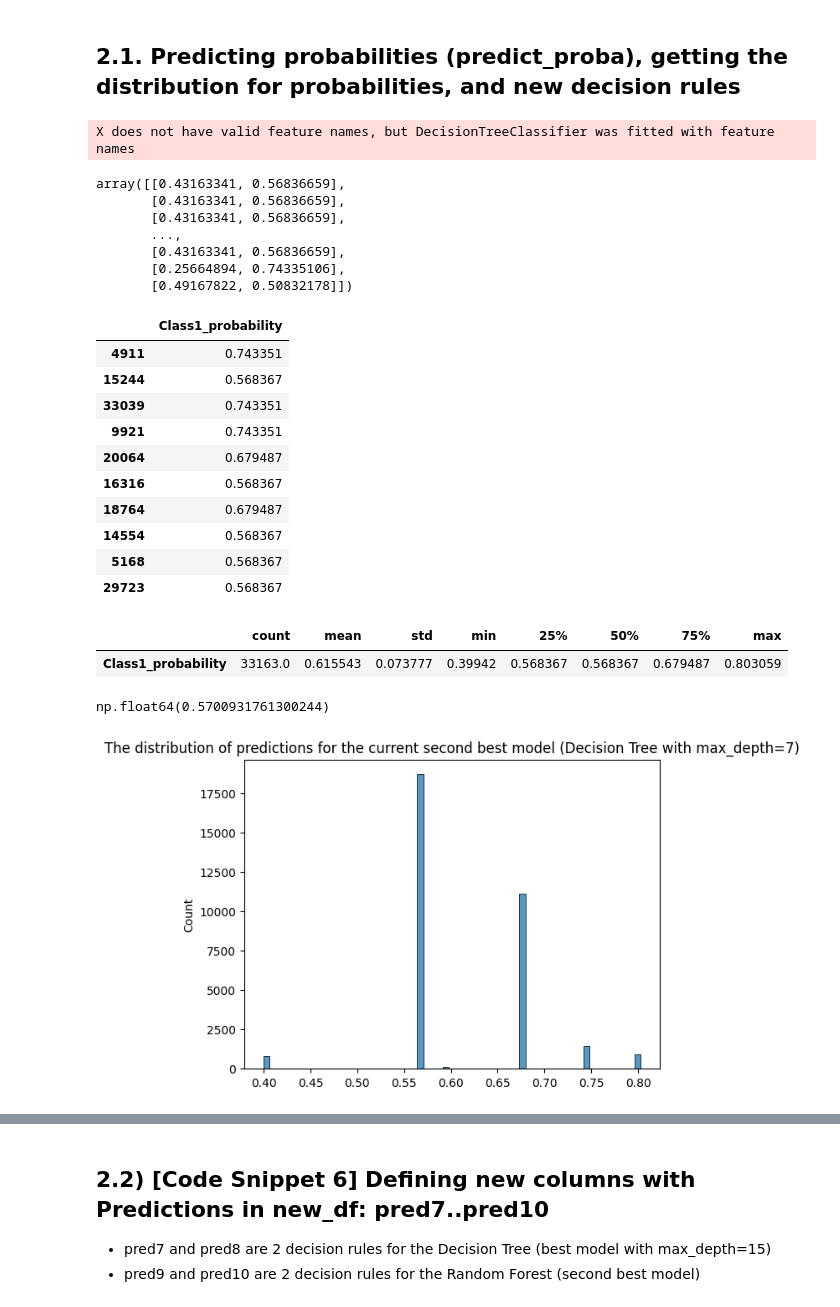
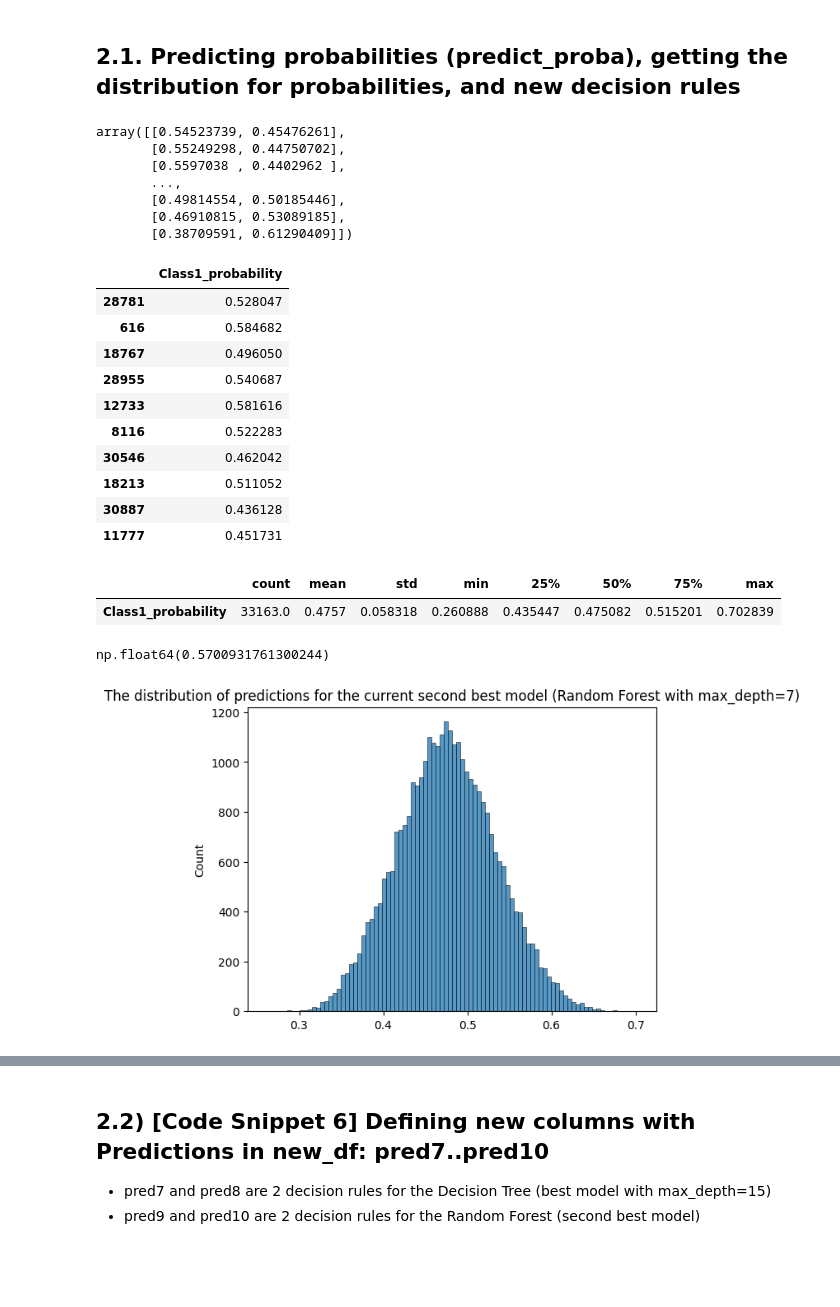
Before and after one commit to Jaguar838/stock-markets-analytics-zoomcamp, a Jupyter notebook: cohorts /2026/hw4q2.ipynb, the cells around one changed output, grey strips where cells are left out. Saved outputs shown, nothing was run; the diff lists cells and outputs as text; code cells hidden in the pictures; blank space fills up the shorter version.

```diff
--- a/cohorts /2026/hw4q2.ipynb
+++ b/cohorts /2026/hw4q2.ipynb
@@ -1127,9 +1095,0 @@ from sklearn.linear_model import LogisticRegression
-# %%
-# Large feature magnitudes can cause convergence issues. If you haven’t already, scale your data:
-
-from sklearn.preprocessing import StandardScaler
-
-scaler = StandardScaler()
-X_train_valid = scaler.fit_transform(X_train_valid)
-X_valid = scaler.transform(X_valid)
-X_test = scaler.transform(X_test)
@@ -1606,24 +1475,22 @@ plt.show()
 ## 2.1. Predicting probabilities (predict_proba), getting the distribution for probabilities, and new decision rules
 # %%
 # predicting probability instead of a label
-y_pred_test = clf_best.predict_proba(X_test)
+# y_pred_test = clf_best.predict_proba(X_test)
 
-# y_pred_test = rf_best.predict_proba(X_test)
+y_pred_test = rf_best.predict_proba(X_test)
 
 y_pred_test_class1 = [k[1] for k in y_pred_test] # k[1] is the second element in the list of Class predictions
-# %% [output]
-X does not have valid feature names, but DecisionTreeClassifier was fitted with feature names
 # %%
 # example prediction
 y_pred_test
 # %% [output]
-array([[0.43163341, 0.56836659],
-       [0.43163341, 0.56836659],
-       [0.43163341, 0.56836659],
+array([[0.54523739, 0.45476261],
+       [0.55249298, 0.44750702],
+       [0.5597038 , 0.4402962 ],
        ...,
-       [0.43163341, 0.56836659],
-       [0.25664894, 0.74335106],
-       [0.49167822, 0.50832178]])
+       [0.49814554, 0.50185446],
+       [0.46910815, 0.53089185],
+       [0.38709591, 0.61290409]])
 # %%
 y_pred_test_class1_df = pd.DataFrame(y_pred_test_class1, columns=['Class1_probability'])
 
@@ -1631,22 +1498,22 @@ y_pred_test_class1_df = pd.DataFrame(y_pred_test_class1, columns=['Class1_probab
 y_pred_test_class1_df.sample(10)
 # %% [output]
 |  | Class1_probability |
-| 4911 | 0.743351 |
-| 15244 | 0.568367 |
-| 33039 | 0.743351 |
-| 9921 | 0.743351 |
-| 20064 | 0.679487 |
-| 16316 | 0.568367 |
-| 18764 | 0.679487 |
-| 14554 | 0.568367 |
-| 5168 | 0.568367 |
-| 29723 | 0.568367 |
+| 28781 | 0.528047 |
+| 616 | 0.584682 |
+| 18767 | 0.496050 |
+| 28955 | 0.540687 |
+| 12733 | 0.581616 |
+| 8116 | 0.522283 |
+| 30546 | 0.462042 |
+| 18213 | 0.511052 |
+| 30887 | 0.436128 |
+| 11777 | 0.451731 |
 # %%
 # Mean prediction is 0.61, median is 0.56, 75% quantile is 0.67
 y_pred_test_class1_df.describe().T
 # %% [output]
 |  | count | mean | std | min | 25% | 50% | 75% | max |
-| Class1_probability | 33163.0 | 0.615543 | 0.073777 | 0.39942 | 0.568367 | 0.568367 | 0.679487 | 0.803059 |
+| Class1_probability | 33163.0 | 0.4757 | 0.058318 | 0.260888 | 0.435447 | 0.475082 | 0.515201 | 0.702839 |
 # %%
 # Unconditional probability of a positive growth is 57%
 y_test.sum()/y_test.count()
@@ -1655,13 +1522,13 @@ np.float64(0.5700931761300244)
 # %%
 sns.histplot(y_pred_test_class1)
 
 # Add a title
-plt.title(f'The distribution of predictions for the current second best model (Decision Tree with max_depth={clf_best.get_depth()})')
+plt.title(f'The distribution of predictions for the current second best model (Random Forest with max_depth={clf_best.get_depth()})')
 
 # Show the plot
 plt.show()
 # %% [output]
-[figure, old version]
+[figure, new version]
 # %%
 # tpr (True Positive Rate) vs. fpr (False Positive Rate) dataframe
 # tp = True Positive
```
Also changed, not shown: parts of 58 cells of this notebook.
